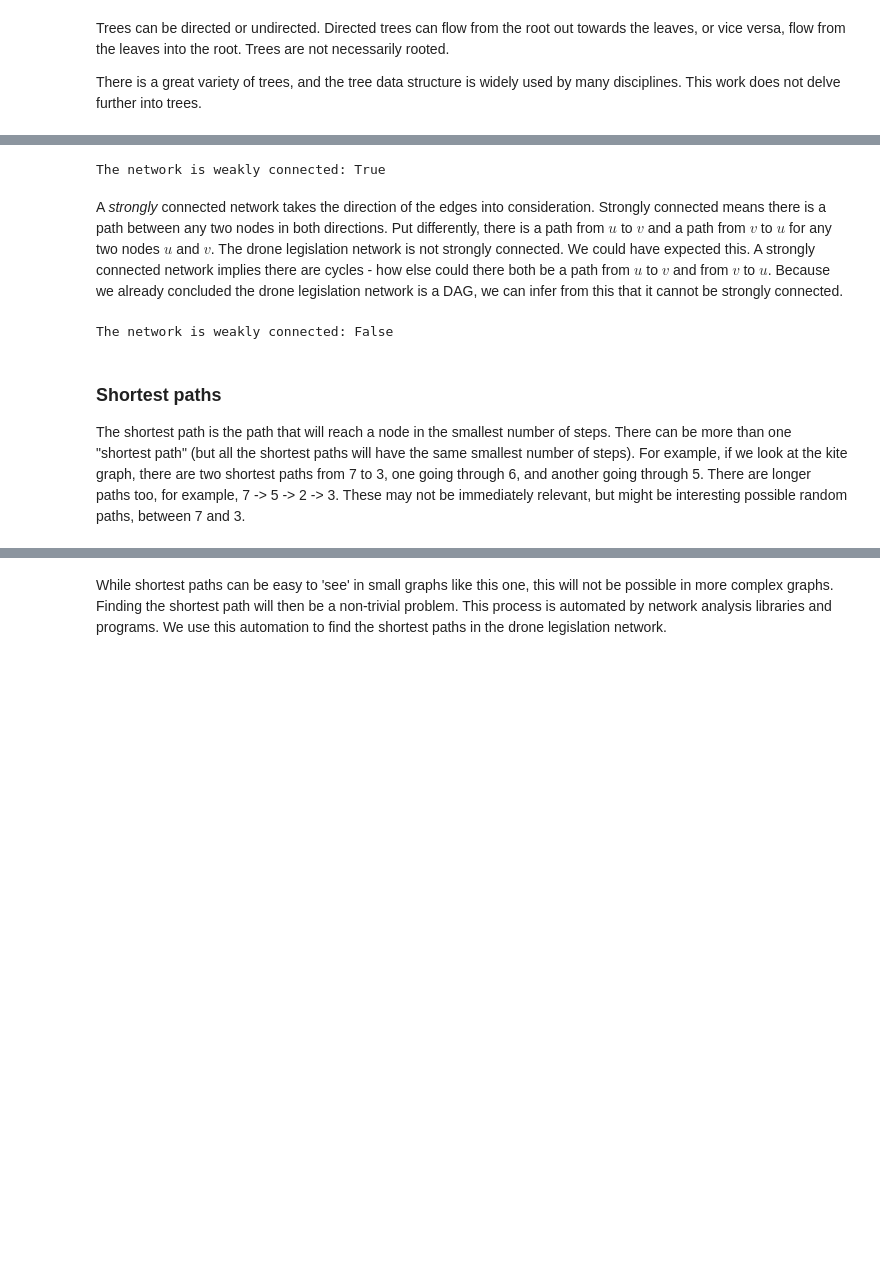
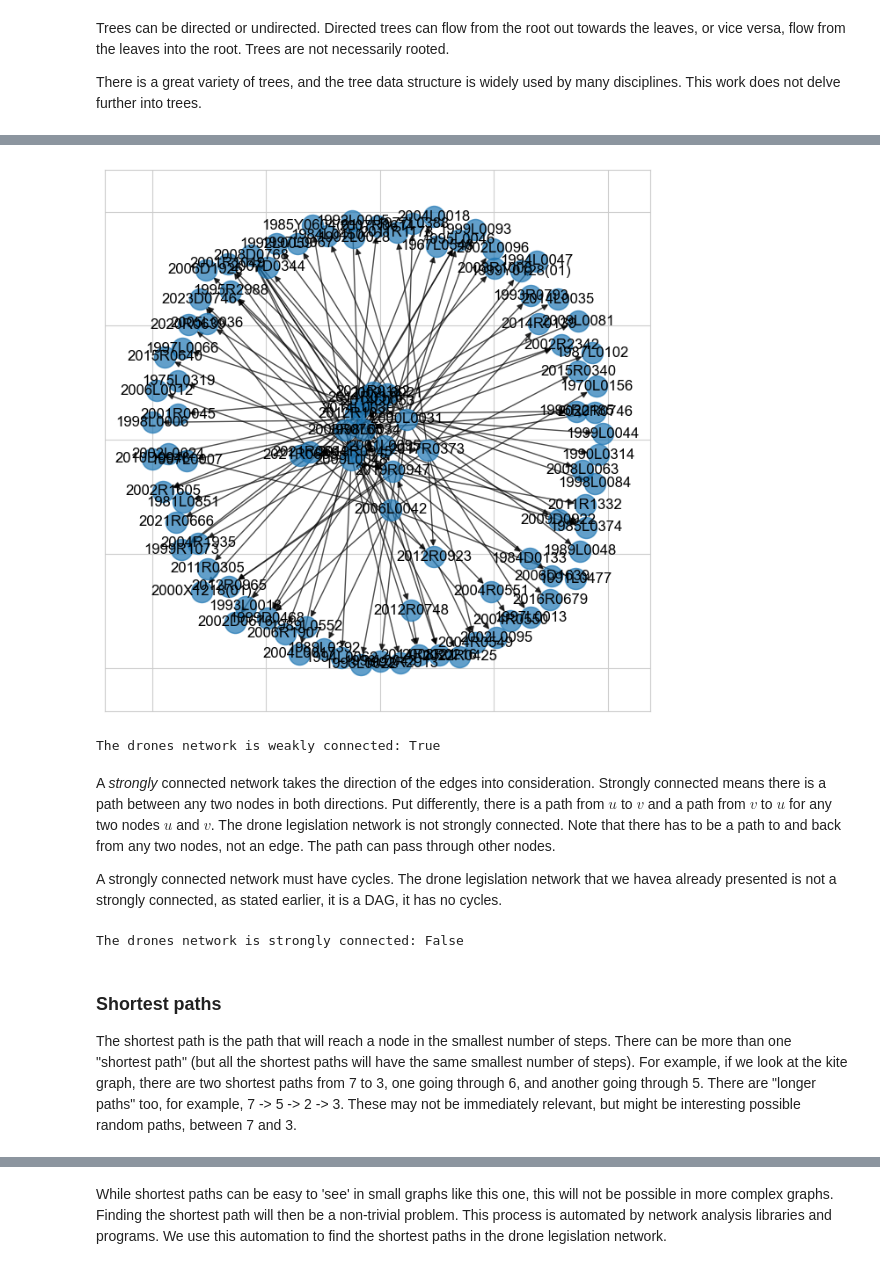
Before and after one commit to maastrichtlawtech/legal-network-textbook, a Jupyter notebook: public/notebooks/Chapter_2_Key_Concepts.ipynb, the cells around one changed output, grey strips where cells are left out. Saved outputs shown, nothing was run; the diff lists cells and outputs as text; code cells hidden in the pictures; blank space fills up the shorter version.

```diff
--- a/public/notebooks/Chapter_2_Key_Concepts.ipynb
+++ b/public/notebooks/Chapter_2_Key_Concepts.ipynb
@@ -360,17 +287,24 @@ We can also test this for our initial drone legislation example. Because this ne
+# %%
+draw_spring(g_drones)
+# %% [output]
+[figure, added]
 # %%
-print("The network is weakly connected:", nx.is_weakly_connected(g_drones1))
+g_drones = load_graph_from_json("data/drone_laws/g_dronelaws_2.json")
+print("The drones network is weakly connected:", nx.is_weakly_connected(g_drones))
 # %% [output]
-The network is weakly connected: True
+The drones network is weakly connected: True
 # %% [markdown]
-A *strongly* connected network takes the direction of the edges into consideration. Strongly connected means there is a path between any two nodes in both directions. Put differently, there is a path from $u$ to $v$ and a path from $v$ to $u$ for any two nodes $u$ and $v$. The drone legislation network is not strongly connected. We could have expected this. A strongly connected network implies there are cycles - how else could there both be a path from $u$ to $v$ and from $v$ to $u$. Because we already concluded the drone legislation network is a DAG, we can infer from this that it cannot be strongly connected.
+A *strongly* connected network takes the direction of the edges into consideration. Strongly connected means there is a path between any two nodes in both directions. Put differently, there is a path from $u$ to $v$ and a path from $v$ to $u$ for any two nodes $u$ and $v$. The drone legislation network is not strongly connected. Note that there has to be a path to and back from any two nodes, not an edge. The path can pass through other nodes.
+
+A strongly connected network must have cycles. The drone legislation network that we havea already presented is not a strongly connected, as stated earlier, it is a DAG, it has no cycles.
 # %%
-print("The network is weakly connected:", nx.is_strongly_connected(g_drones1))
+print("The drones network is strongly connected:", nx.is_strongly_connected(g_drones))
 # %% [output]
-The network is weakly connected: False
+The drones network is strongly connected: False
 # %% [markdown]
 ### Shortest paths
 
-The shortest path is the path that will reach a node in the smallest number of steps. There can be more than one "shortest path" (but all the shortest paths will have the same smallest number of steps). For example, if we look at the kite graph, there are two shortest paths from 7 to 3, one going through 6, and another going through 5. There are longer paths too, for example, 7 -> 5 -> 2 -> 3. These may not be immediately relevant, but might be interesting possible random paths, between 7 and 3.
+The shortest path is the path that will reach a node in the smallest number of steps. There can be more than one "shortest path" (but all the shortest paths will have the same smallest number of steps). For example, if we look at the kite graph, there are two shortest paths from 7 to 3, one going through 6, and another going through 5. There are "longer paths" too, for example, 7 -> 5 -> 2 -> 3. These may not be immediately relevant, but might be interesting possible random paths, between 7 and 3.
 # %%
 g_kite = nx.krackhardt_kite_graph()
 plt.figure(figsize=(6,4))
```
Also changed, not shown: parts of 68 cells of this notebook.
